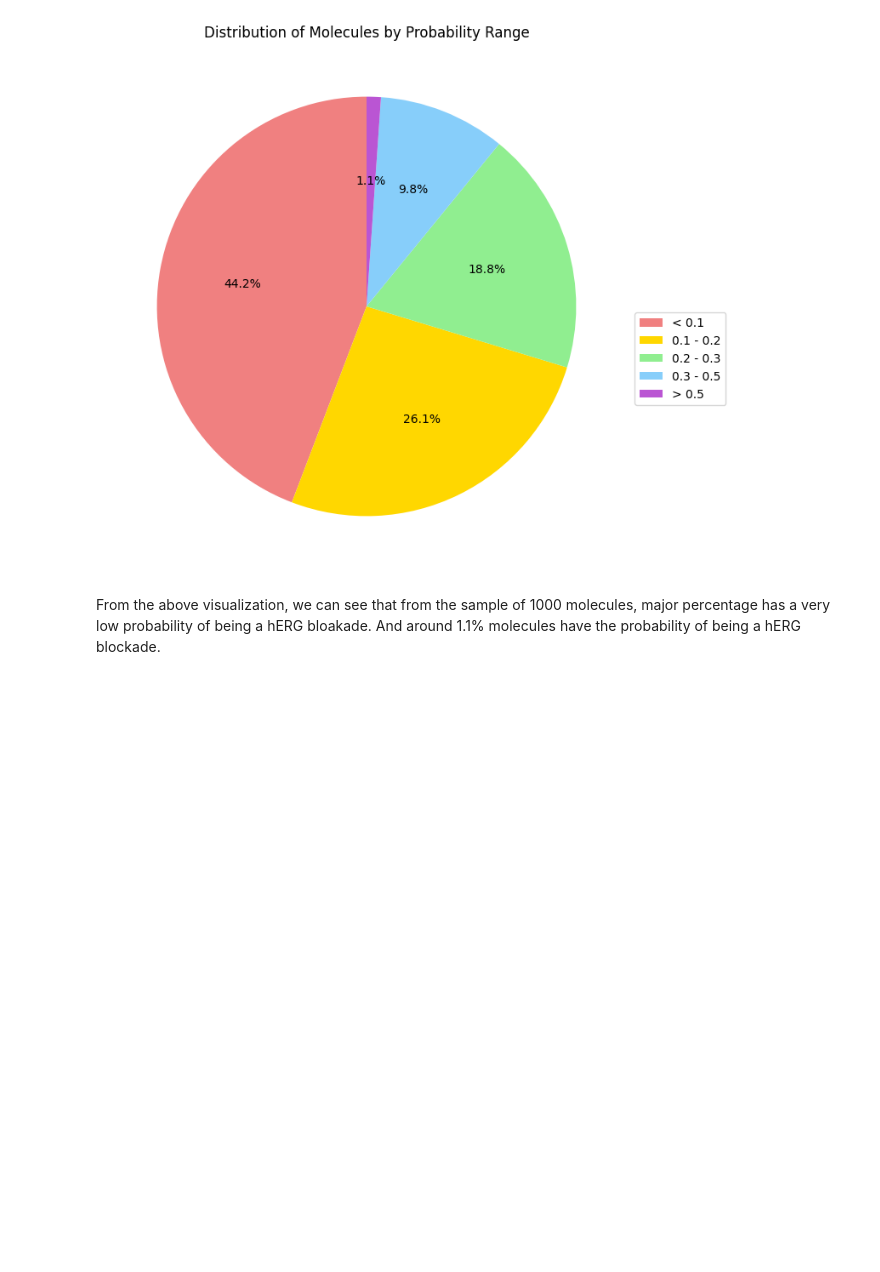
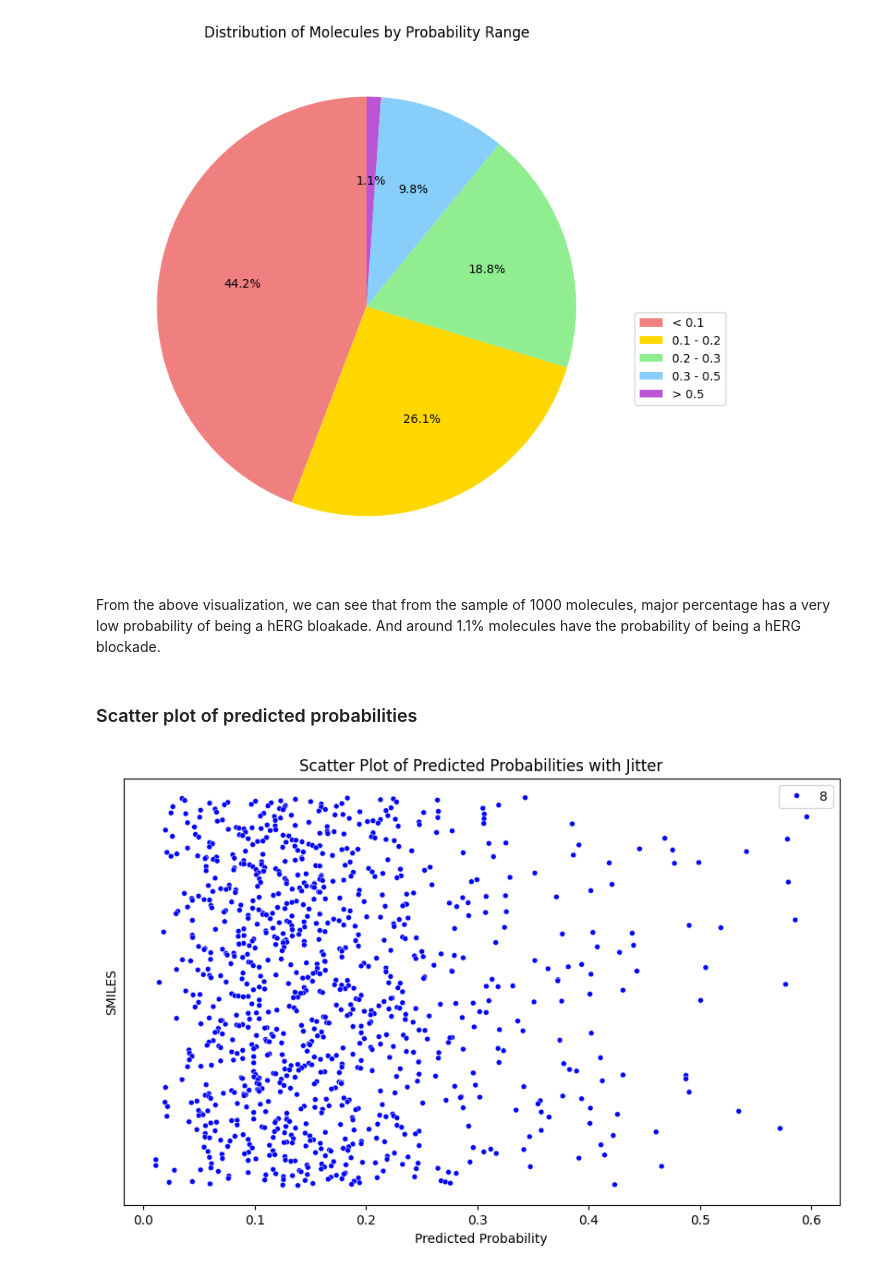
Before and after one commit to dubeyayushi/Contribution-Period-Ersilia, a Jupyter notebook: notebooks/model_bias (eos30gr).ipynb, the cells around one changed output. Cells and saved outputs as stored; diff of their text form; code cells hidden in the pictures; blank space fills up the shorter version.

```diff
--- a/notebooks/model_bias (eos30gr).ipynb
+++ b/notebooks/model_bias (eos30gr).ipynb
@@ -352,3 +352,23 @@ plt.show()
 [figure]
 # %% [markdown]
 From the above visualization, we can see that from the sample of 1000 molecules, major percentage has a very low probability of being a hERG bloakade. And around 1.1% molecules have the probability of being a hERG blockade.
+# %% [markdown]
+### Scatter plot of predicted probabilities
+# %%
+plt.figure(figsize=(10, 6))
+sns.scatterplot(x='activity10', y='input', data=predictions_df, color='blue', size=8)
+
+# Set plot labels and title
+plt.xlabel('Predicted Probability')
+plt.ylabel('SMILES')
+plt.yticks([])
+plt.title('Scatter Plot of Predicted Probabilities with Jitter')
+
+#Save the plot
+figure_path = '../figures/scat.png'
+plt.savefig(figure_path)
+
+# Show the plot
+plt.show()
+# %% [output]
+[figure, added]
```
Also changed, not shown: 1 other file.
